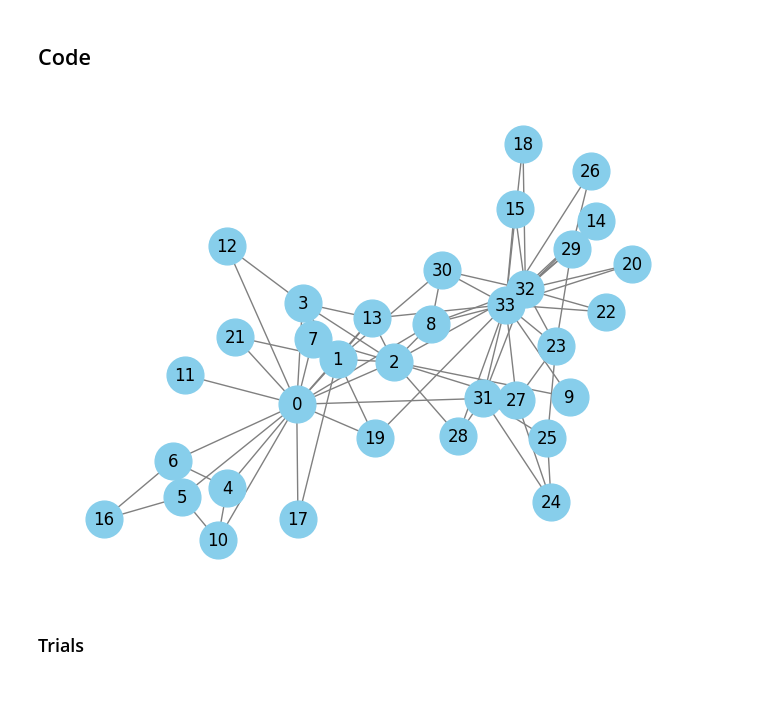
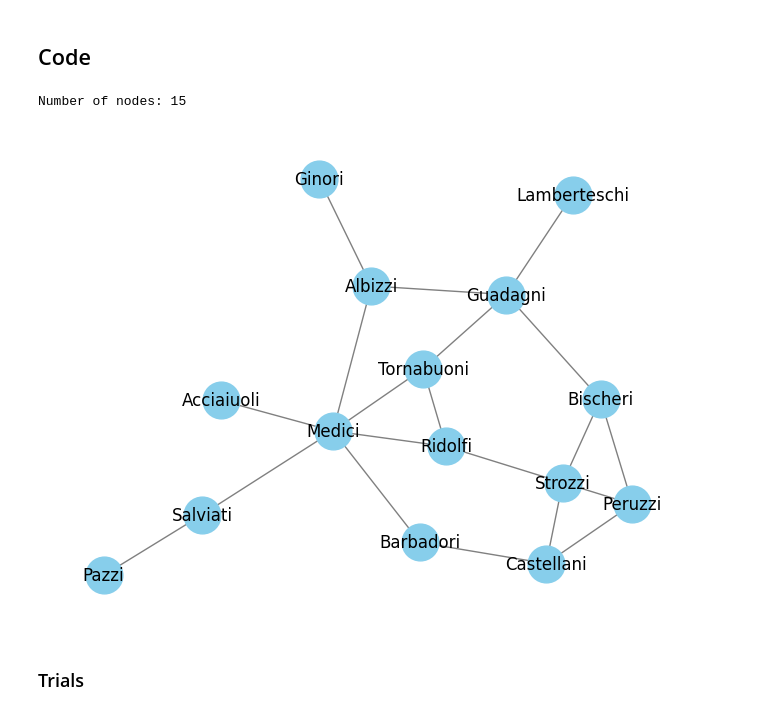
Before and after one commit to paololapo/NetworkReconstruction, a Jupyter notebook: MCMC.ipynb, the cells around one changed output. Saved outputs shown, nothing was run; the diff lists cells and outputs as text; code cells hidden in the pictures.

```diff
--- a/MCMC.ipynb
+++ b/MCMC.ipynb
@@ -345,13 +348,18 @@ np.fill_diagonal(A_obs, np.random.randint(0, 2, size=N))
 # %%
 # Get the Karate Club network
 G = nx.karate_club_graph().to_undirected()
+G = nx.florentine_families_graph().to_undirected()
+
 A = nx.adjacency_matrix(G).todense()
 A = (A > 0).astype(int)
 N = A.shape[0]
 
+print("Number of nodes:", N)
+
 nx.draw(G, with_labels=True, node_color='skyblue', node_size=700, font_size=12, font_color='black', edge_color='gray')
 # %% [output]
+Number of nodes: 15
-[figure, old version]
+[figure, new version]
 # %% [markdown]
 ### Trials
 # %%
```
Also changed, not shown: parts of 12 cells of this notebook.
